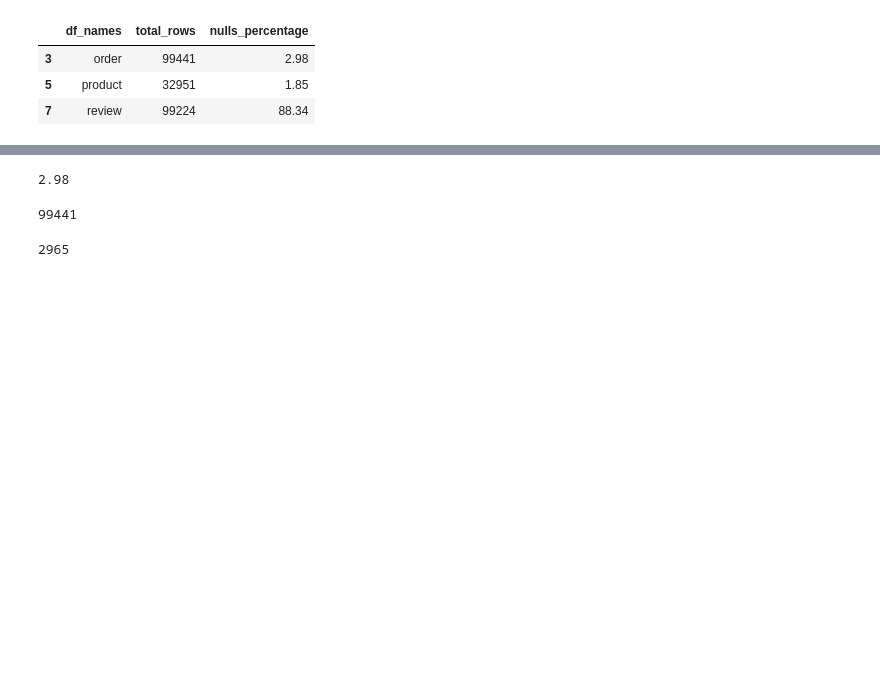
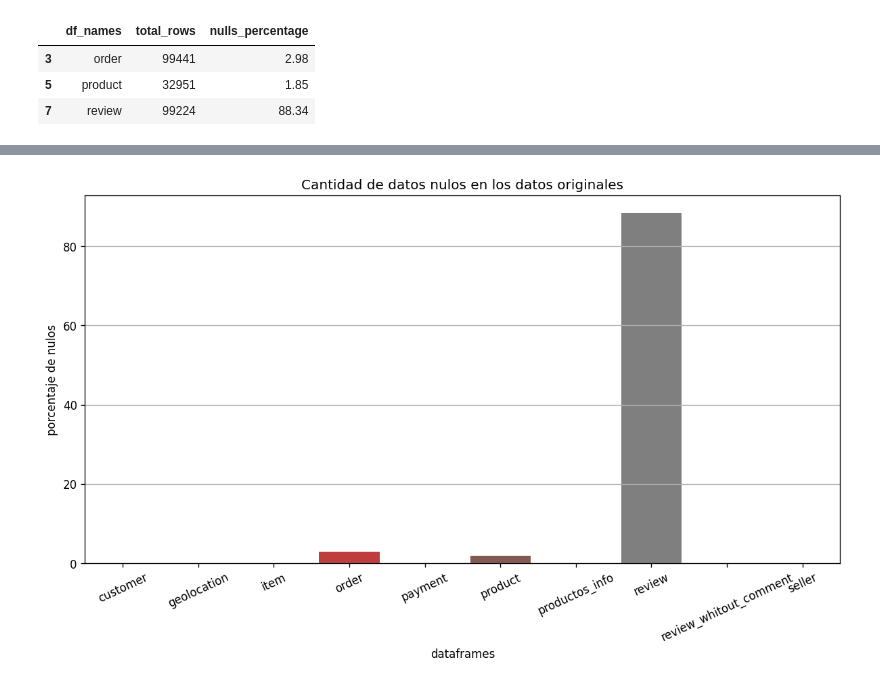
Before and after one commit to Grupo-10-DS/Data_Olist, a Jupyter notebook: data_quality.ipynb, the cells around one changed output, grey strips where cells are left out. Drawn from its saved outputs; the diff is of its cells as text; code cells hidden in the pictures; blank space fills up the shorter version.

Commit message:
reporte datos nulos

```diff
--- a/data_quality.ipynb
+++ b/data_quality.ipynb
@@ -104,12 +101,11 @@ productos[productos.product_length_cm % 1 != 0]
-# %%
-nulls_percentage(ordenes)
-# %% [output]
-2.98
-# %%
-ordenes.shape[0]
-# %% [output]
-99441
-# %%
-ordenes.isna().sum().values.max()
-# %% [output]
-2965
+# %%
+plt.figure(figsize=(12,6), dpi=120)
+plt.grid()
+sns.barplot(data=nulls_report, x='df_names', y='nulls_percentage')
+plt.xticks(rotation=25)
+plt.xlabel('dataframes')
+plt.ylabel('porcentaje de nulos')
+plt.title('Cantidad de datos nulos en los datos originales')
+plt.show()
+# %% [output]
+[figure, added]
```
Also changed, not shown: parts of 4 cells of this notebook.
